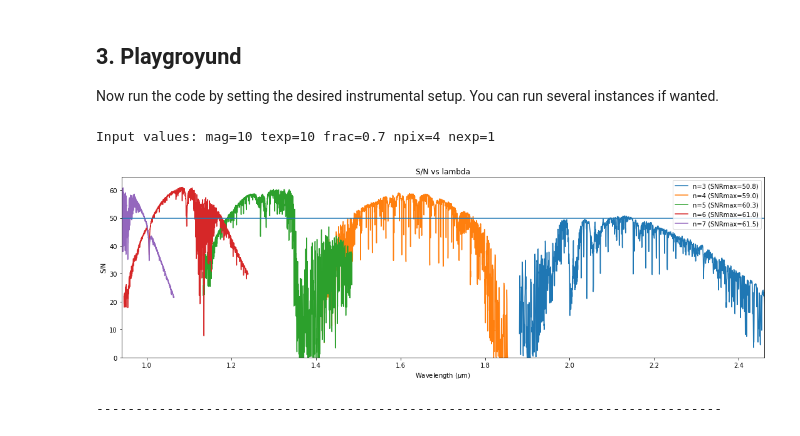
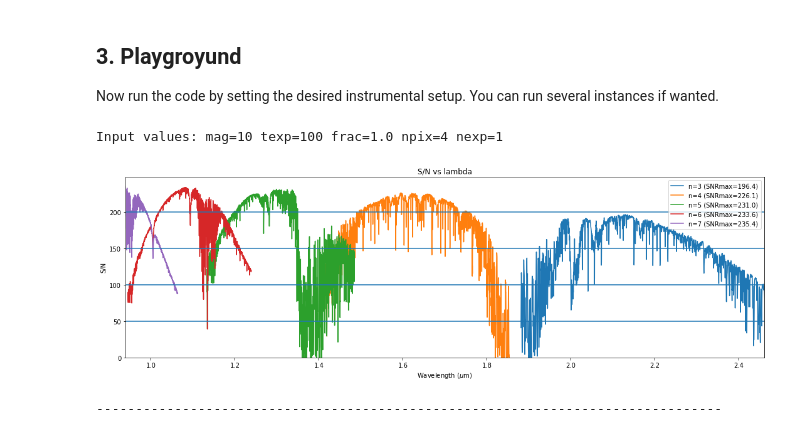
Before and after one commit to soar-telescope/notebooks_navarete, a Jupyter notebook: ETC_TripleSpec.ipynb, the cells around one changed output. Saved outputs shown, nothing was run; the diff lists cells and outputs as text; code cells hidden in the pictures.

```diff
--- a/ETC_TripleSpec.ipynb
+++ b/ETC_TripleSpec.ipynb
@@ -43,7 +44,7 @@ Packages were loaded.
 ## 2. Function definitions
 Run once to load the ETC function
 # %%
-def tspec_etc(mag=10, texp=10, npix=5, nexp=1, frac=0.5):
+def tspec_etc(mag=10, texp=10, npix=5, nexp=1, frac=1.0, output=None):
     """
       Main ETC function for TripleSpec
     """
@@ -90,14 +91,19 @@ def tspec_etc(mag=10, texp=10, npix=5, nexp=1, frac=0.5):
     ax.legend()
 
     plt.tight_layout()
+
+    #  if provided, save the resuls as a '.png' file
+    if output is not None:
+        plt.savefig(output, format='png', dpi=300)
     plt.show()
+
     print('--------------------------------------------------------------------------------')
 # %% [markdown]
 ## 3. Playgroyund
 Now run the code by setting the desired instrumental setup. You can run several instances if wanted.
 # %%
-tspec_etc(mag=10, texp=10, npix=4, nexp=1, frac=0.7)
+tspec_etc(mag=10, texp=100, npix=4, nexp=1, frac=1.0, output=None)
 # %% [output]
-Input values: mag=10 texp=10 frac=0.7 npix=4 nexp=1
+Input values: mag=10 texp=100 frac=1.0 npix=4 nexp=1
-[figure, old version]
+[figure, new version]
 --------------------------------------------------------------------------------
```
Also changed, not shown: parts of 1 cell of this notebook.
